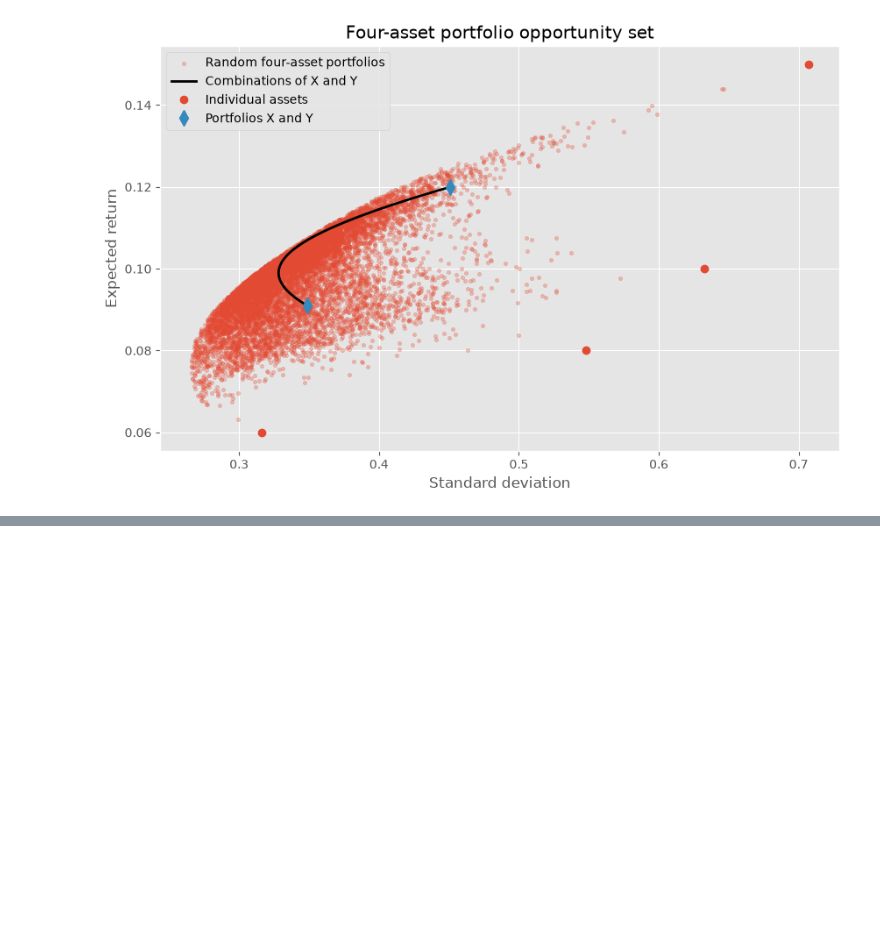
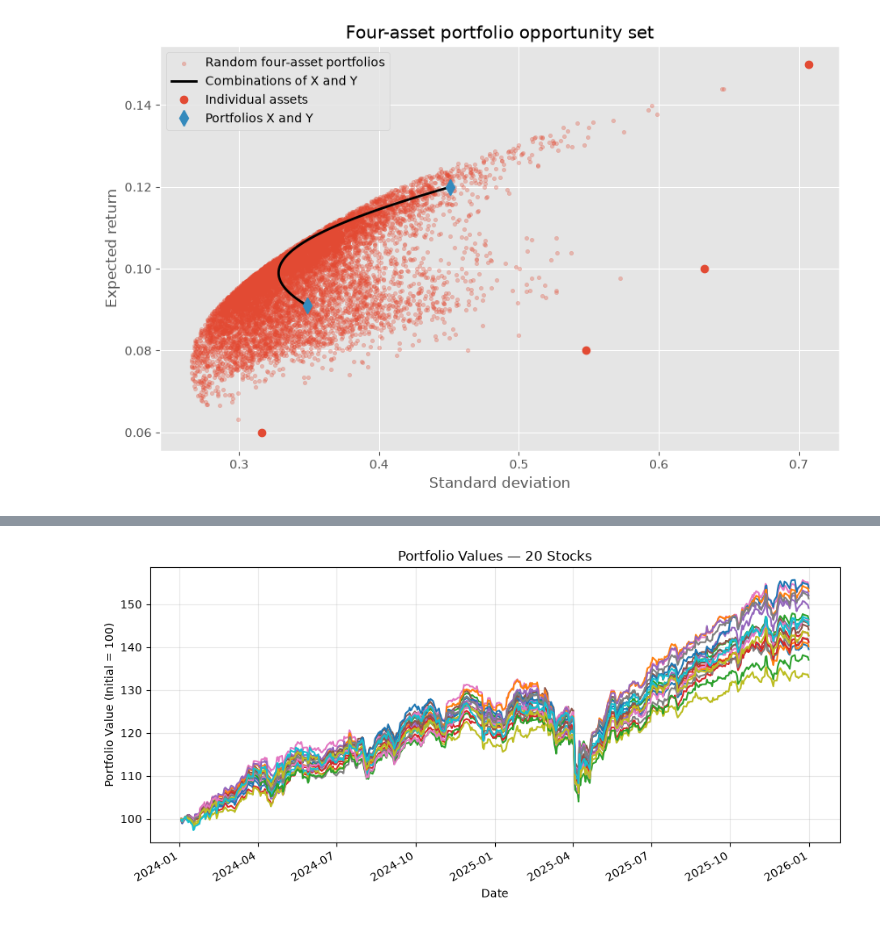
Before and after one commit to alfonso-santos/microcredencial-carteras-python, a Jupyter notebook: Tema_2_Carteras_Intro/src-sol/four-asset-portfolios-English-SOL.ipynb, the cells around one changed output, grey strips where cells are left out. Cells and saved outputs as stored; diff of their text form; code cells hidden in the pictures; blank space fills up the shorter version.

```diff
--- a/Tema_2_Carteras_Intro/src-sol/four-asset-portfolios-English-SOL.ipynb
+++ b/Tema_2_Carteras_Intro/src-sol/four-asset-portfolios-English-SOL.ipynb
@@ -254,0 +455,31 @@ plt.show()
+# %%
+
+# Number of eligible stocks
+n_stocks = returns.shape[1]
+
+# Generate 1,000 random portfolios
+weights_20 = np.random.random((n_portfolios, n_stocks))
+
+# Normalize weights
+weights_20 = weights_20 / weights_20.sum(axis=1, keepdims=True)
+
+# Calculate daily returns for each portfolio
+portfolio_returns_20 = returns @ weights_20.T
+
+# Annualized mean returns and volatilities
+mean_20 = portfolio_returns_20.mean() * 252
+vol_20 = portfolio_returns_20.std() * np.sqrt(252)
+
+# Portfolio values, starting from 100
+values_20 = 100 * np.exp(portfolio_returns_20.cumsum())
+
+# Plot the first 20 portfolios
+values_20.iloc[:, :20].plot(figsize=(11, 5), legend=False)
+
+plt.title("Portfolio Values — 20 Stocks")
+plt.xlabel("Date")
+plt.ylabel("Portfolio Value (Initial = 100)")
+plt.grid(True, alpha=0.3)
+plt.show()
+# %% [output]
+[figure, added]
```
Also changed, not shown: parts of 8 cells of this notebook, 1 other file.
